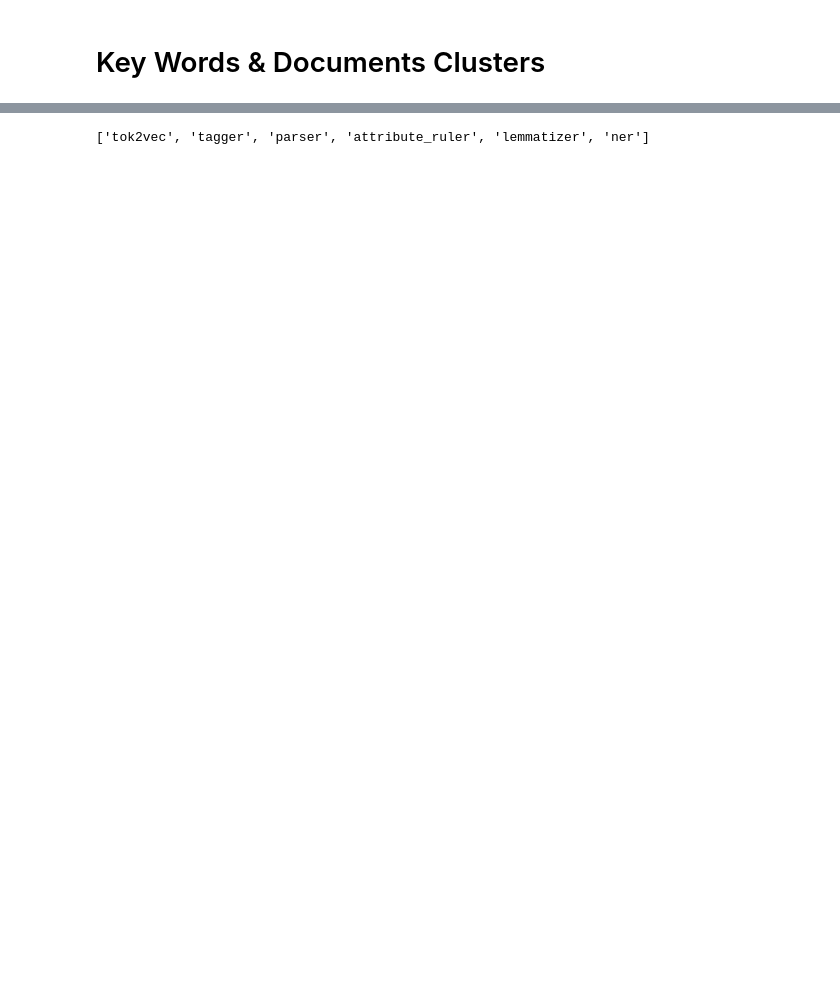
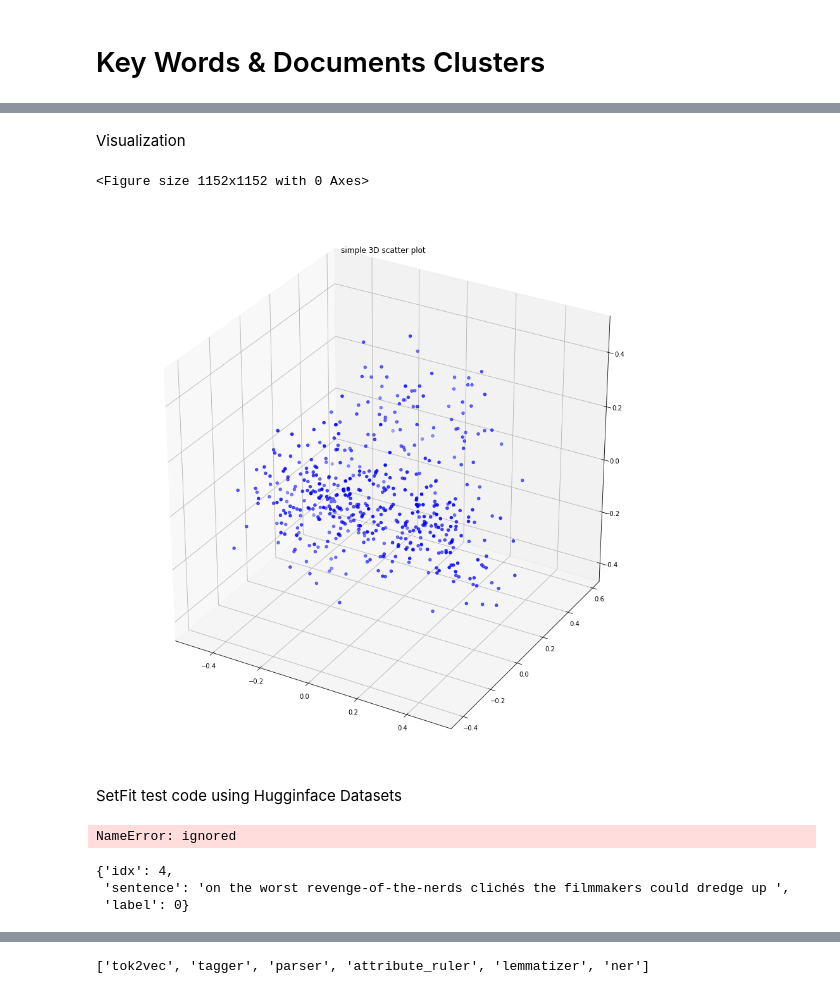
Before and after one commit to pastrop/GANS, a Jupyter notebook: text_analytics.ipynb, the cells around one changed output, grey strips where cells are left out. Saved outputs shown, nothing was run; the diff lists cells and outputs as text; code cells hidden in the pictures; blank space fills up the shorter version.

```diff
--- a/text_analytics.ipynb
+++ b/text_analytics.ipynb
@@ -16,0 +91,3 @@ Saving beer_5k.csv to beer_5k.csv
+# %%
+#Keyword for the individual documents
+custom_kw_extractor_docs = yake.KeywordExtractor(lan=language, n=max_ngram_size, dedupLim=deduplication_threshold, top=10, features=None)
@@ -16,0 +119,9 @@ Saving beer_5k.csv to beer_5k.csv
+# %%
+%%capture
+from sentence_transformers import SentenceTransformer, util
+model = SentenceTransformer('all-MiniLM-L6-v2', device = None)
+model.max_seq_length = 300
+# %%
+# Embeddings for Distilled Docs
+emb_distilled_input = [' '.join(item) for item in distilled_docs]
+emb_distilled = model.encode(emb_distilled_input)
@@ -16,0 +616,2 @@ Saving beer_5k.csv to beer_5k.csv
+# %% [markdown]
+Visualization
@@ -16,0 +640,36 @@ Saving beer_5k.csv to beer_5k.csv
+# %%
+# visualization code - PCA - 3D
+from sklearn.decomposition import PCA
+def PCA_plot_3D(emb):
+  pca = PCA(n_components=3)
+  #Creates and PCA model and plots it
+  principal_comp = pca.fit_transform(emb)
+
+  x = []
+  y = []
+  z = []
+  for value in principal_comp:
+    x.append(value[0])
+    y.append(value[1])
+    z.append(value[2])
+
+  plt.figure(figsize=(16, 16))
+  # Creating figure
+  fig = plt.figure(figsize = (16, 16))
+  ax = plt.axes(projection ="3d")
+
+  # Creating plot
+  ax.scatter3D(x, y, z, color = "blue")
+  plt.title("simple 3D scatter plot")
+
+  #Outputting all the embeddings
+  #for i in range(len(x)):
+    #plt.scatter(x[i],y[i])
+  plt.show()
+# %%
+PCA_plot_3D(emb_distilled)
+# %% [output]
+<Figure size 1152x1152 with 0 Axes>
+[figure, added]
+# %% [markdown]
+SetFit test code using Hugginface Datasets
@@ -16,0 +679,16 @@ Saving beer_5k.csv to beer_5k.csv
+# %%
+# Load a dataset from the Hugging Face Hub
+dataset_2 = load_dataset("sst2")
+
+# Simulate the few-shot regime by sampling 8 examples per class
+num_classes = 2
+train_dataset_2 = dataset_2["train"].shuffle(seed=42).select(range(8 * num_classes))
+eval_dataset_2 = dataset_2["validation"]
+# %% [output]
+NameError: ignored
+# %%
+dataset_2['train'][4]
+# %% [output]
+{'idx': 4,
+ 'sentence': 'on the worst revenge-of-the-nerds clichés the filmmakers could dredge up ',
+ 'label': 0}
```
Also changed, not shown: parts of 175 cells of this notebook.
